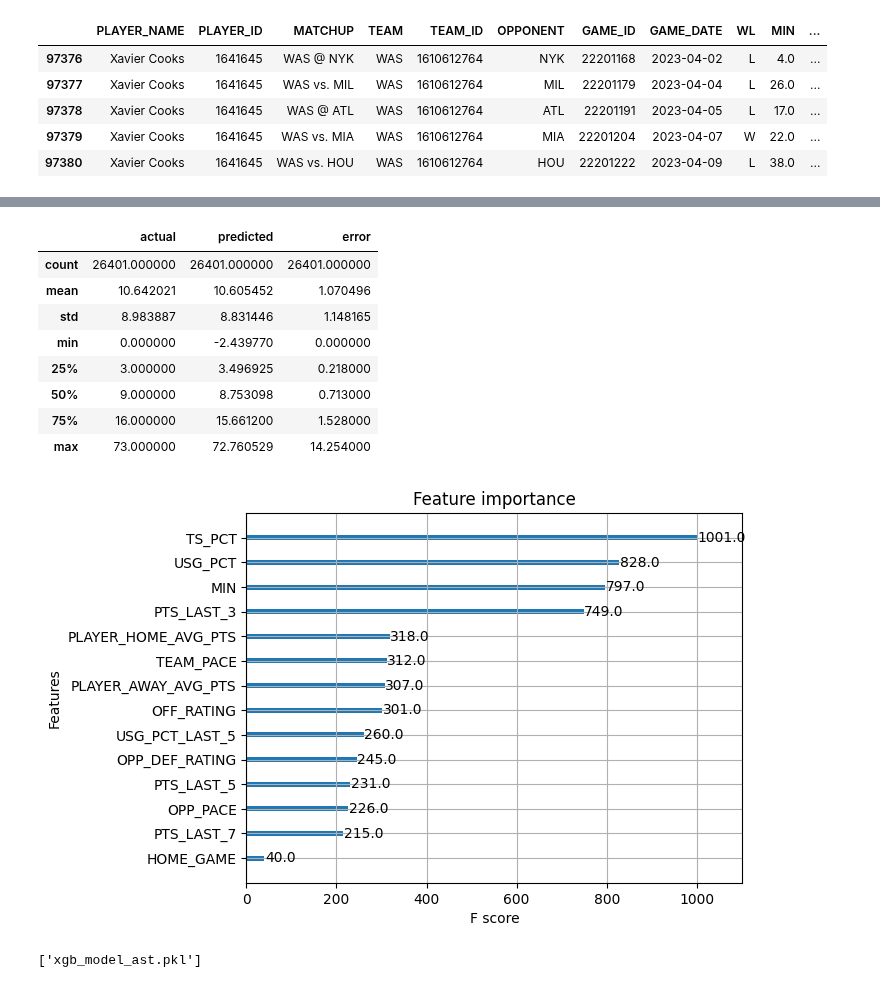
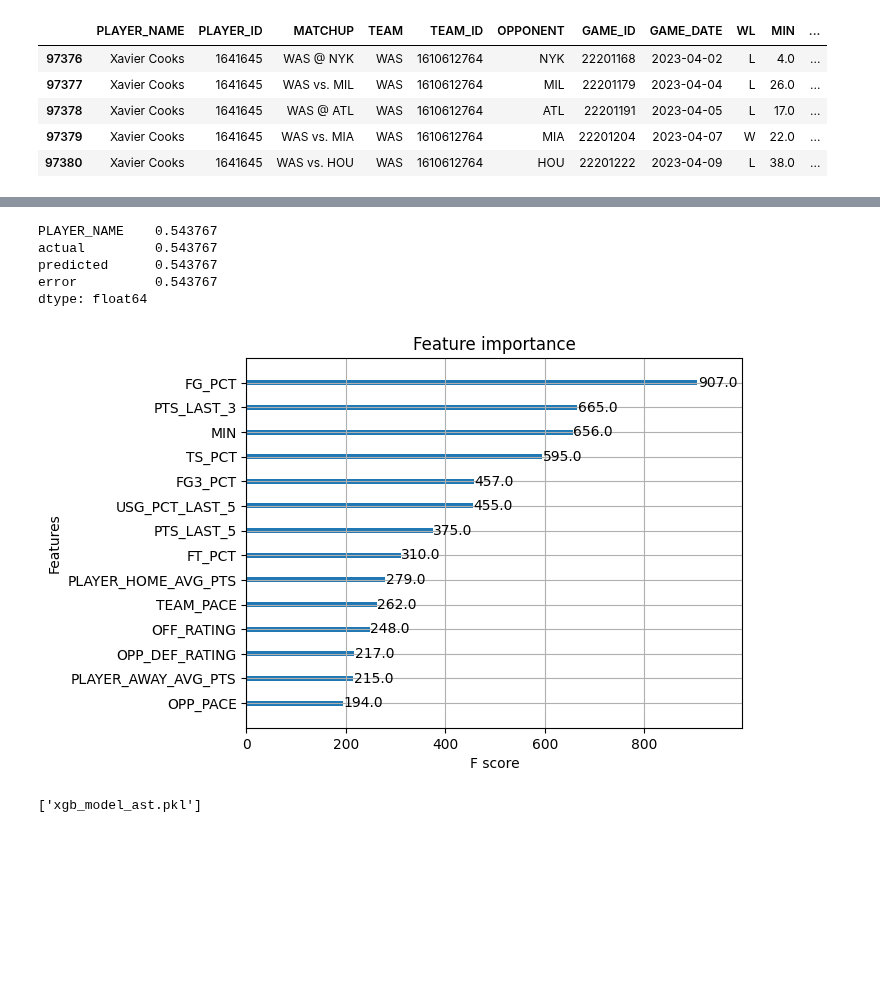
Before and after one commit to spon7ge/HoopsVista, a Jupyter notebook: PropPredictorAI/Models/TESTING_xgb.ipynb, the cells around one changed output, grey strips where cells are left out. Saved outputs shown, nothing was run; the diff lists cells and outputs as text; code cells hidden in the pictures; blank space fills up the shorter version.

```diff
--- a/PropPredictorAI/Models/TESTING_xgb.ipynb
+++ b/PropPredictorAI/Models/TESTING_xgb.ipynb
@@ -12,7 +12,7 @@ import joblib  # For saving the model
 pd.set_option('display.max_columns', None)
 
 # Load the data
-csv_file_path = os.path.join('..', 'Data', 'csv_file', 'combined_data', 'train_PTS_df.csv')
+csv_file_path = os.path.join('..', 'Data', 'csv_file', 'combined_data', 'PTS_training.csv')
 train_data = pd.read_csv(csv_file_path)
 print(train_data.columns.tolist())
 train_data.tail()
@@ -26,8 +26,8 @@ train_data.tail()
 | 97380 | Xavier Cooks | 1641645 | WAS vs. HOU | WAS | 1610612764 | HOU | 22201222 | 2023-04-09 | L | 38.0 | ... |
 # %%
 features = [
-    'MIN','PTS_LAST_3', 'PTS_LAST_5',
-    'PLAYER_HOME_AVG_PTS', 'PLAYER_AWAY_AVG_PTS', 'USG_PCT', 'TS_PCT',
+    'MIN','PTS_LAST_3', 'PTS_LAST_5', 'FG_PCT','FG3_PCT', 'FT_PCT',
+    'PLAYER_HOME_AVG_PTS', 'PLAYER_AWAY_AVG_PTS', 'TS_PCT',
     'USG_PCT_LAST_5', 'OFF_RATING', 'TEAM_PACE','OPP_DEF_RATING',
     'OPP_PACE','HOME_GAME'
 ]
@@ -35,12 +35,14 @@ features = [
 X_train = train_data[features]
 y_train = train_data['PTS']
 
+X_train,X_test,y_train,y_test = train_test_split(X_train,y_train,test_size=0.3,random_state=0)
+
 # Initialize and train the XGBRegressor
-xgb_model_reb = XGBRegressor(random_state=0)
-xgb_model_reb.fit(X_train, y_train)
+xgb_model = XGBRegressor()
+xgb_model.fit(X_train, y_train)
 
 # Evaluate the model using cross-validation on the training data
-cv_scores = cross_val_score(xgb_model_reb, X_train, y_train, cv=5, scoring='neg_mean_squared_error')
+cv_scores = cross_val_score(xgb_model, X_train, y_train, cv=5, scoring='neg_mean_squared_error')
 rmse_scores = np.sqrt(-cv_scores)
 print(f"Cross-validated RMSE: {rmse_scores.mean():.4f} ± {rmse_scores.std():.4f}")
 
@@ -53,15 +55,15 @@ X_test = test_data[features]
 y_test = test_data['PTS']
 
 # Make predictions on the 2024 data
-predictions_2024 = xgb_model_reb.predict(X_test)
+pred = xgb_model.predict(X_test)
 
 # Evaluate the model's performance on the 2024 data
-rmse_2024 = np.sqrt(mean_squared_error(y_test, predictions_2024))
-r2_2024 = r2_score(y_test, predictions_2024)
+rmse_2024 = np.sqrt(mean_squared_error(y_test, pred))
+r2_2024 = r2_score(y_test, pred)
 print(f"2024 Season RMSE: {rmse_2024:.4f}, R²: {r2_2024:.4f}")
 
 # Add predictions to the 2024 data for comparison
 test_data['actual'] = y_test
-test_data['predicted'] = predictions_2024
-test_data['error'] = abs(y_test-predictions_2024).round(3)
+test_data['predicted'] = pred
+test_data['error'] = abs(y_test-pred).round(3)
 # %% [output]
@@ -92,21 +72,20 @@ results[['PLAYER_NAME','actual','predicted','error']].tail(20)
-# %%
-test_data[['actual','predicted','error']].describe()
-# %% [output]
-|  | actual | predicted | error |
-| count | 26401.000000 | 26401.000000 | 26401.000000 |
-| mean | 10.642021 | 10.605452 | 1.070496 |
-| std | 8.983887 | 8.831446 | 1.148165 |
-| min | 0.000000 | -2.439770 | 0.000000 |
-| 25% | 3.000000 | 3.496925 | 0.218000 |
-| 50% | 9.000000 | 8.753098 | 0.713000 |
-| 75% | 16.000000 | 15.661200 | 1.528000 |
-| max | 73.000000 | 72.760529 | 14.254000 |
+# %%
+test_result = test_data[['PLAYER_NAME','actual','predicted','error']]
+# player = test_result[test_result['PLAYER_NAME']=='Luka Doncic']
+#i want the percent of the time the actual is greater than the predicted
+test_result[test_result['actual'] < test_result['predicted']].count() / test_result.shape[0]
+# %% [output]
+PLAYER_NAME    0.543767
+actual         0.543767
+predicted      0.543767
+error          0.543767
+dtype: float64
 # %%
 import matplotlib.pyplot as plt
 import xgboost as xgb
 
-xgb.plot_importance(xgb_model_reb)
+xgb.plot_importance(xgb_model)
 plt.show()
 # %% [output]
-[figure, old version]
+[figure, new version]
 # %%
```
Also changed, not shown: parts of 3 cells of this notebook, 36 other files.
